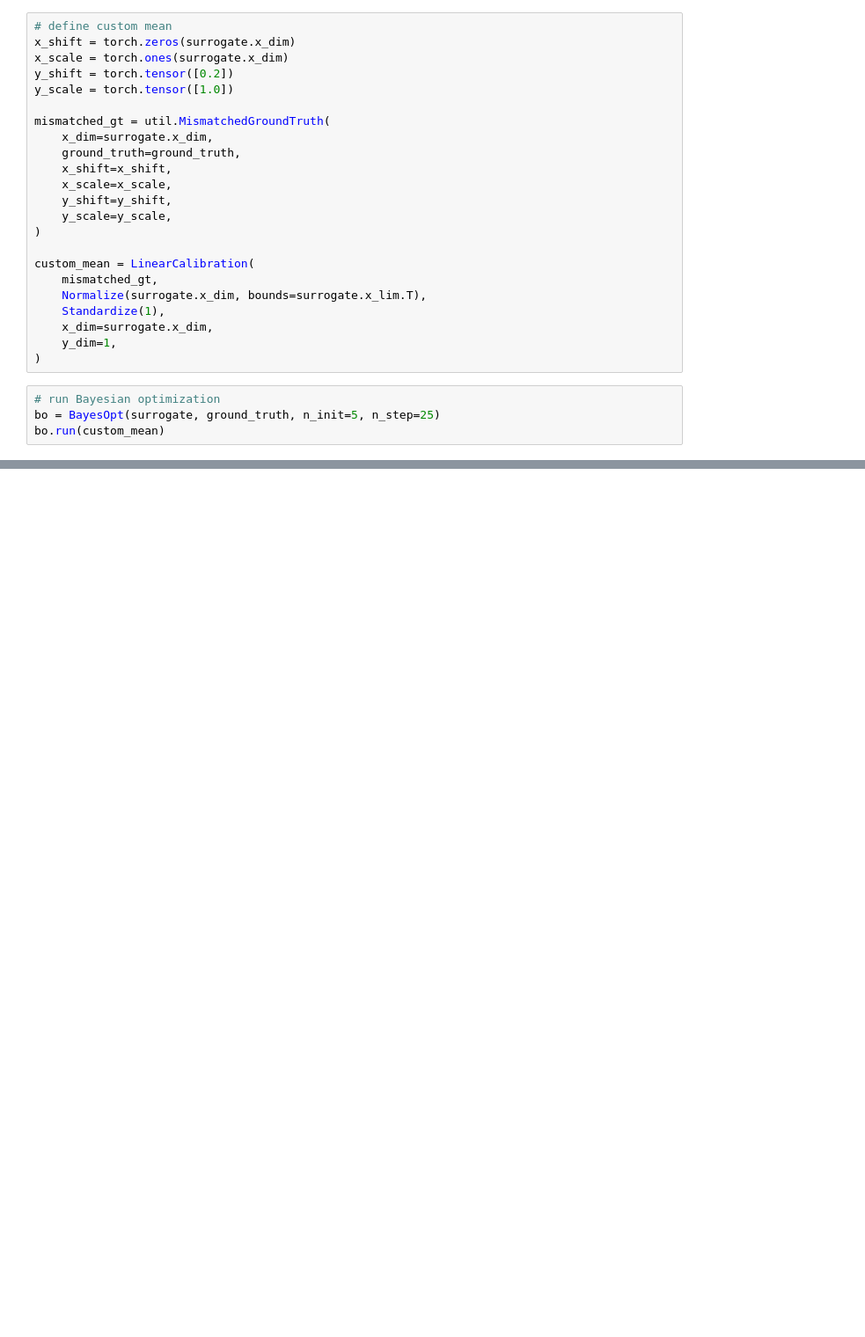
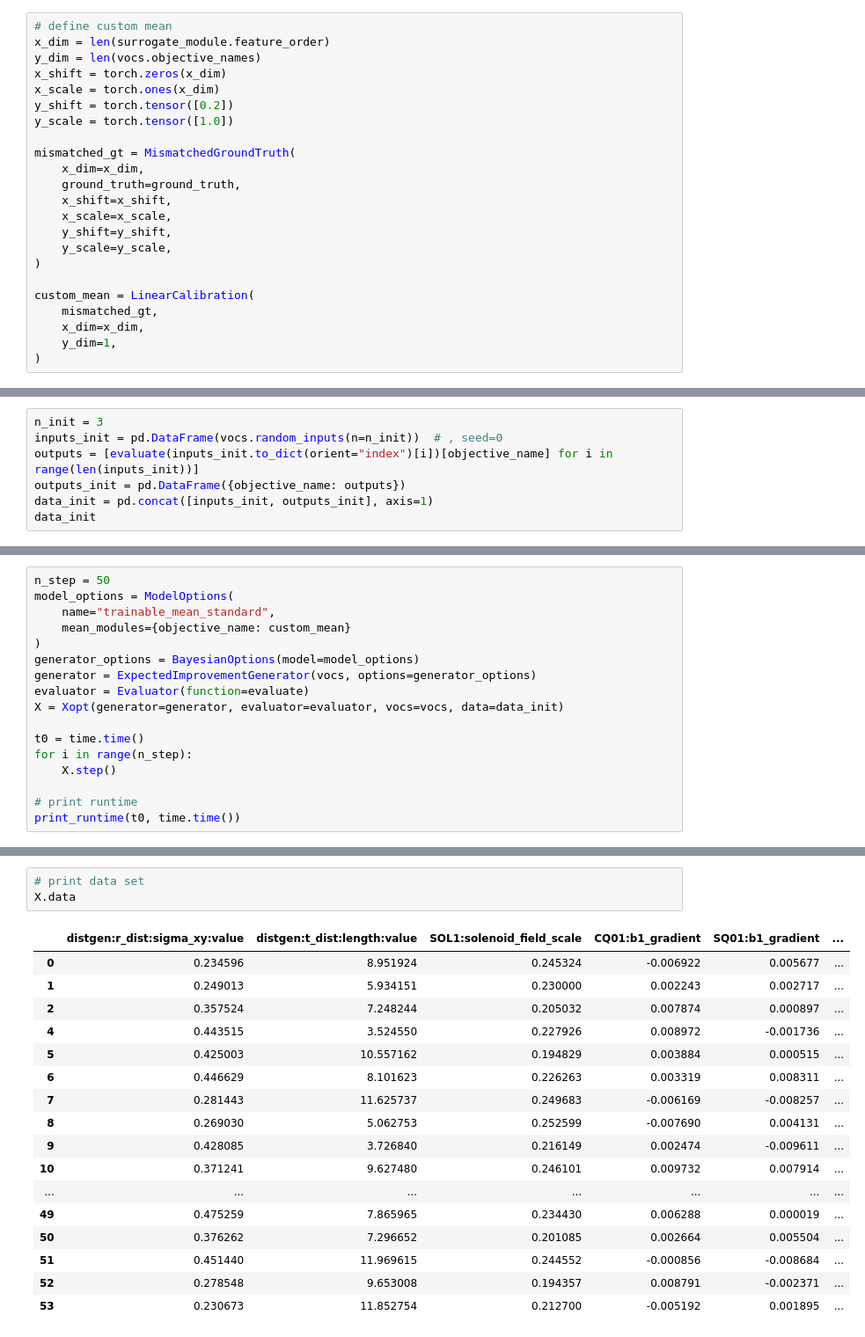
Before and after one commit to t-bz/SLAC_Xopt, a Jupyter notebook: NN_prior/bo_with_calibration.ipynb, the cells around one changed output, grey strips where cells are left out. Shown: that part at 88% size. Saved outputs shown, nothing was run; the diff lists cells and outputs as text; blank space fills up the shorter version.

Commit message:
Move to Xopt and clean up

```diff
--- a/NN_prior/bo_with_calibration.ipynb
+++ b/NN_prior/bo_with_calibration.ipynb
@@ -17,12 +39,14 @@ ground_truth = Objective(surrogate.model)
 # %%
 # define custom mean
-x_shift = torch.zeros(surrogate.x_dim)
-x_scale = torch.ones(surrogate.x_dim)
+x_dim = len(surrogate_module.feature_order)
+y_dim = len(vocs.objective_names)
+x_shift = torch.zeros(x_dim)
+x_scale = torch.ones(x_dim)
 y_shift = torch.tensor([0.2])
 y_scale = torch.tensor([1.0])
 
-mismatched_gt = util.MismatchedGroundTruth(
-    x_dim=surrogate.x_dim,
+mismatched_gt = MismatchedGroundTruth(
+    x_dim=x_dim,
     ground_truth=ground_truth,
     x_shift=x_shift,
     x_scale=x_scale,
@@ -32,12 +56,6 @@ mismatched_gt = util.MismatchedGroundTruth(
 
 custom_mean = LinearCalibration(
     mismatched_gt,
-    Normalize(surrogate.x_dim, bounds=surrogate.x_lim.T),
-    Standardize(1),
-    x_dim=surrogate.x_dim,
+    x_dim=x_dim,
     y_dim=1,
 )
-# %%
-# run Bayesian optimization
-bo = BayesOpt(surrogate, ground_truth, n_init=5, n_step=25)
-bo.run(custom_mean)
@@ -49,0 +62,7 @@ bo.plot_sample_distribution();
+# %%
+n_init = 3
+inputs_init = pd.DataFrame(vocs.random_inputs(n=n_init))  # , seed=0
+outputs = [evaluate(inputs_init.to_dict(orient="index")[i])[objective_name] for i in range(len(inputs_init))]
+outputs_init = pd.DataFrame({objective_name: outputs})
+data_init = pd.concat([inputs_init, outputs_init], axis=1)
+data_init
@@ -49,0 +74,17 @@ bo.plot_sample_distribution();
+# %%
+n_step = 50
+model_options = ModelOptions(
+    name="trainable_mean_standard",
+    mean_modules={objective_name: custom_mean}
+)
+generator_options = BayesianOptions(model=model_options)
+generator = ExpectedImprovementGenerator(vocs, options=generator_options)
+evaluator = Evaluator(function=evaluate)
+X = Xopt(generator=generator, evaluator=evaluator, vocs=vocs, data=data_init)
+
+t0 = time.time()
+for i in range(n_step):
+    X.step()
+
+# print runtime
+print_runtime(t0, time.time())
@@ -49,0 +93,21 @@ bo.plot_sample_distribution();
+# %%
+# print data set
+X.data
+# %% [output]
+|  | distgen:r_dist:sigma_xy:value | distgen:t_dist:length:value | SOL1:solenoid_field_scale | CQ01:b1_gradient | SQ01:b1_gradient | ... |
+| 0 | 0.234596 | 8.951924 | 0.245324 | -0.006922 | 0.005677 | ... |
+| 1 | 0.249013 | 5.934151 | 0.230000 | 0.002243 | 0.002717 | ... |
+| 2 | 0.357524 | 7.248244 | 0.205032 | 0.007874 | 0.000897 | ... |
+| 4 | 0.443515 | 3.524550 | 0.227926 | 0.008972 | -0.001736 | ... |
+| 5 | 0.425003 | 10.557162 | 0.194829 | 0.003884 | 0.000515 | ... |
+| 6 | 0.446629 | 8.101623 | 0.226263 | 0.003319 | 0.008311 | ... |
+| 7 | 0.281443 | 11.625737 | 0.249683 | -0.006169 | -0.008257 | ... |
+| 8 | 0.269030 | 5.062753 | 0.252599 | -0.007690 | 0.004131 | ... |
+| 9 | 0.428085 | 3.726840 | 0.216149 | 0.002474 | -0.009611 | ... |
+| 10 | 0.371241 | 9.627480 | 0.246101 | 0.009732 | 0.007914 | ... |
+| ... | ... | ... | ... | ... | ... | ... |
+| 49 | 0.475259 | 7.865965 | 0.234430 | 0.006288 | 0.000019 | ... |
+| 50 | 0.376262 | 7.296652 | 0.201085 | 0.002664 | 0.005504 | ... |
+| 51 | 0.451440 | 11.969615 | 0.244552 | -0.000856 | -0.008684 | ... |
+| 52 | 0.278548 | 9.653008 | 0.194357 | 0.008791 | -0.002371 | ... |
+| 53 | 0.230673 | 11.852754 | 0.212700 | -0.005192 | 0.001895 | ... |
```
Also changed, not shown: parts of 10 cells of this notebook, 21 other files.
